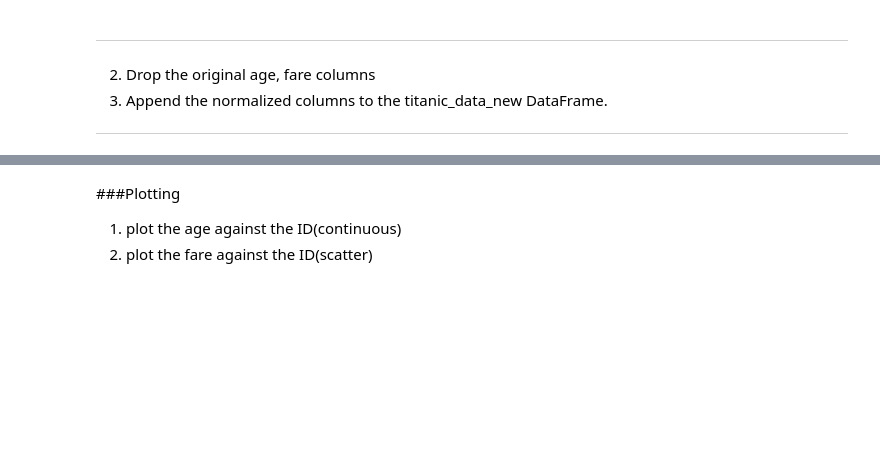
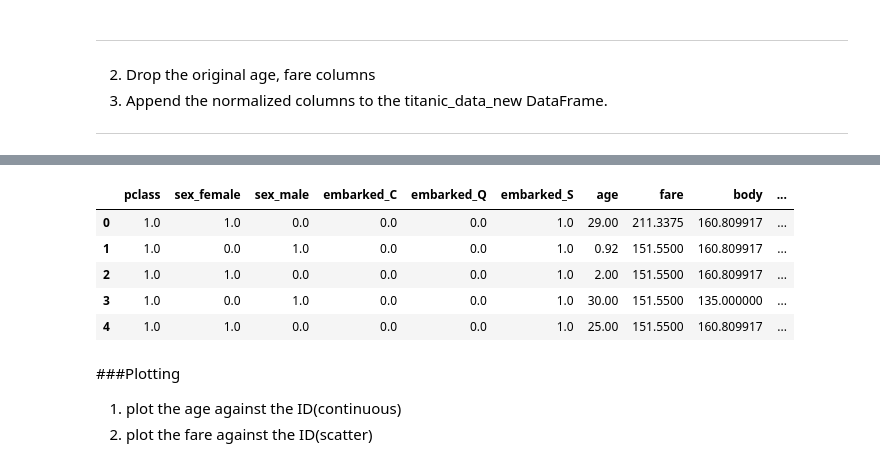
Before and after one commit to Joydeep75/SHALA2020, a Jupyter notebook: JG_Assignment_1_DS.ipynb, the cells around one changed output, grey strips where cells are left out. Saved outputs shown, nothing was run; the diff lists cells and outputs as text; code cells hidden in the pictures; blank space fills up the shorter version.

```diff
--- a/JG_Assignment_1_DS.ipynb
+++ b/JG_Assignment_1_DS.ipynb
@@ -498,3 +502,8 @@ dtype: int64
 
 
 ---
+# %%
+# create a new dataframe with only numeric columns
+# https://stackoverflow.com/questions/25039626/how-do-i-find-numeric-columns-in-pandas
+df_numerics_col_only = df.select_dtypes(include=np.number)
+df_numerics_col_only.head()
@@ -500,0 +528,8 @@ dtype: int64
+# %%
+# Normalize the columns : https://stackoverflow.com/questions/26414913/normalize-columns-of-pandas-data-frame
+
+# For Mean normalization : normalized_df=(df-df.mean())/df.std()
+# For Min-Max normalization: normalized_df=(df-df.min())/(df.max()-df.min())
+
+normalized_df_01 = (df_numerics_col_only - df_numerics_col_only.mean())/df_numerics_col_only.std()
+normalized_df_02 = (df_numerics_col_only - df_numerics_col_only.min())/(df_numerics_col_only.max() - df_numerics_col_only.min())
@@ -511,3 +568,14 @@ dtype: int64
+# %%
+# Append the normalized columns to the titanic_data_new DataFrame.
+titanic_data_new = titanic_data_new.append(normalized_df_01)
+titanic_data_new.head()
+# %% [output]
+|  | pclass | sex_female | sex_male | embarked_C | embarked_Q | embarked_S | age | fare | body | ... |
+| 0 | 1.0 | 1.0 | 0.0 | 0.0 | 0.0 | 1.0 | 29.00 | 211.3375 | 160.809917 | ... |
+| 1 | 1.0 | 0.0 | 1.0 | 0.0 | 0.0 | 1.0 | 0.92 | 151.5500 | 160.809917 | ... |
+| 2 | 1.0 | 1.0 | 0.0 | 0.0 | 0.0 | 1.0 | 2.00 | 151.5500 | 160.809917 | ... |
+| 3 | 1.0 | 0.0 | 1.0 | 0.0 | 0.0 | 1.0 | 30.00 | 151.5500 | 135.000000 | ... |
+| 4 | 1.0 | 1.0 | 0.0 | 0.0 | 0.0 | 1.0 | 25.00 | 151.5500 | 160.809917 | ... |
 # %% [markdown]
 ###Plotting
 1. plot the age against the ID(continuous)
```
Also changed, not shown: parts of 12 cells of this notebook.
